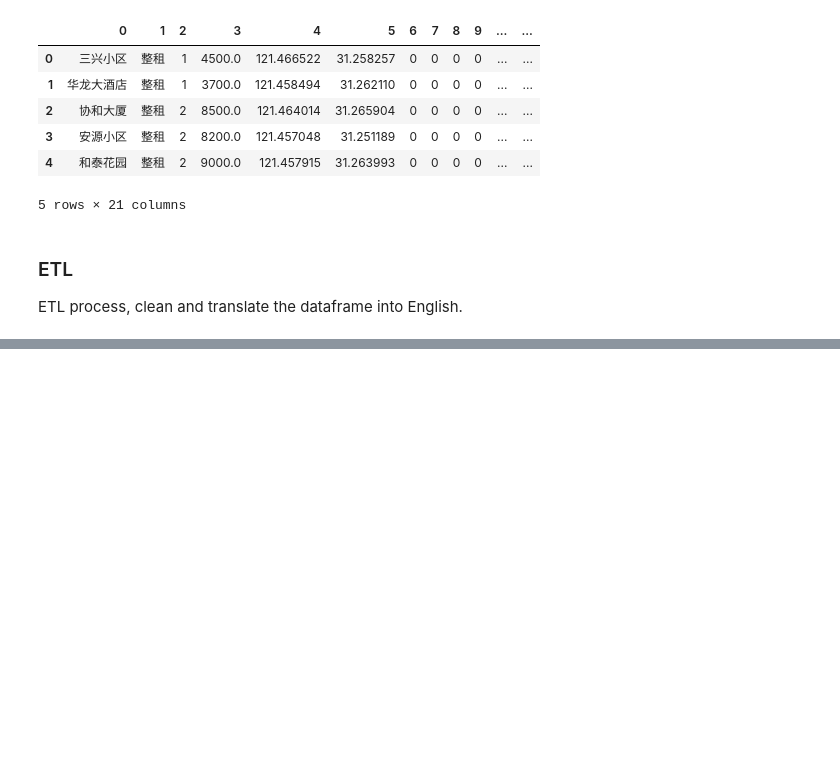
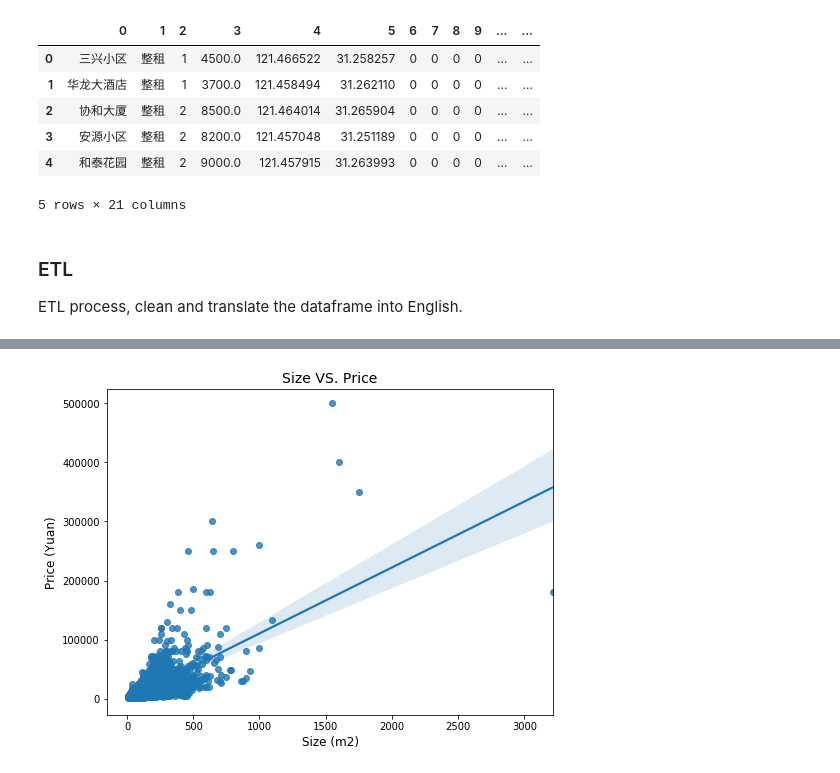
Before and after one commit to XiyueWang/shanghai_rental_analysis_lianjia, a Jupyter notebook: Exploratory Data Analysis .ipynb, the cells around one changed output, grey strips where cells are left out. Cells and saved outputs as stored; diff of their text form; code cells hidden in the pictures; blank space fills up the shorter version.

```diff
--- a/Exploratory Data Analysis .ipynb
+++ b/Exploratory Data Analysis .ipynb
@@ -204,0 +141,9 @@ Name: parking, dtype: int64
+# %%
+# visualize relationship between size and price
+plt.figure(figsize=(8, 6))
+sns.regplot(x='size', y='price', data=df_clean)
+plt.ylabel('Price (Yuan)', fontsize=12)
+plt.xlabel('Size (m2)', fontsize=12)
+plt.title('Size VS. Price', fontsize=14);
+# %% [output]
+[figure, added]
```
Also changed, not shown: parts of 29 cells of this notebook.
